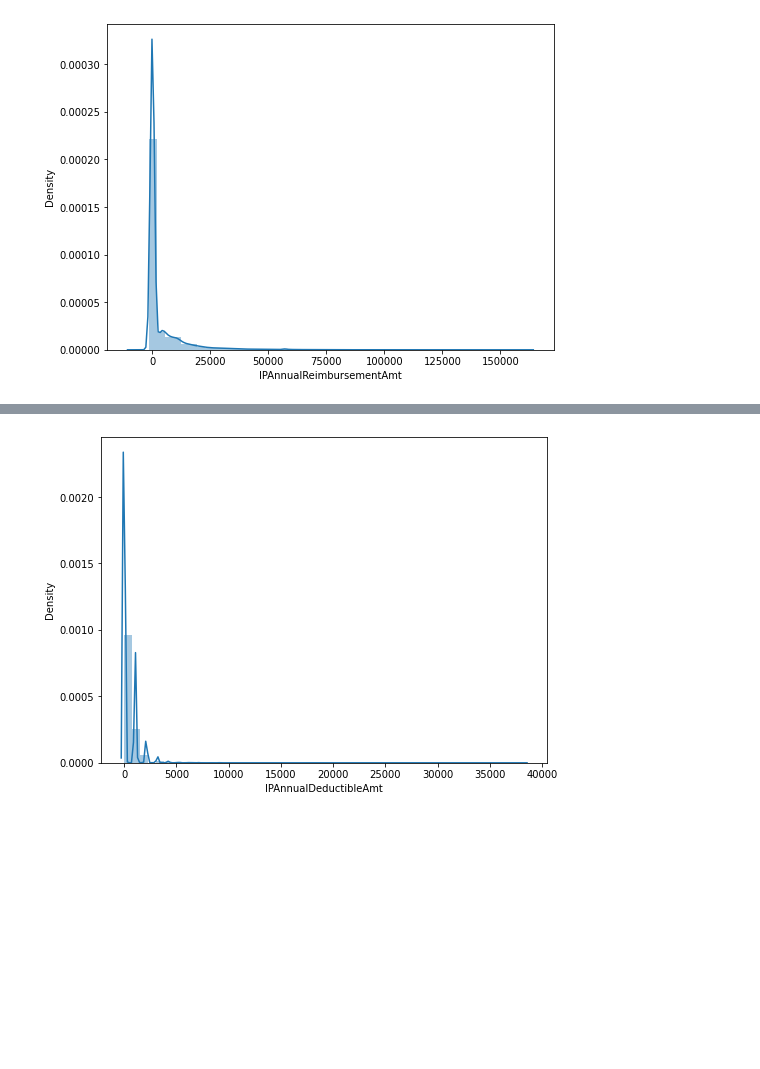
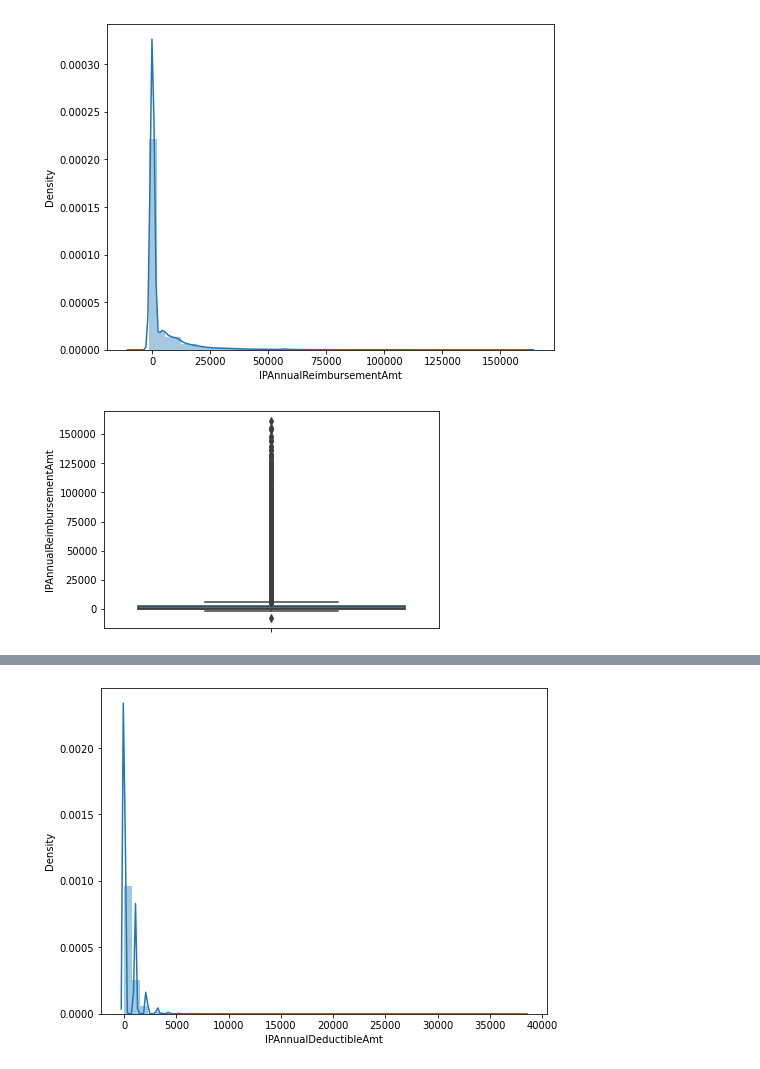
Before and after one commit to NaveenVuppula/Healthcare-Provider-Fraud-Detection-Analysis, a Jupyter notebook: Healthcare_Provider_Fraud_Detection_Analysis.ipynb, the cells around one changed output, grey strips where cells are left out. Cells and saved outputs as stored; diff of their text form; code cells hidden in the pictures; blank space fills up the shorter version.

```diff
--- a/Healthcare_Provider_Fraud_Detection_Analysis.ipynb
+++ b/Healthcare_Provider_Fraud_Detection_Analysis.ipynb
@@ -250 +268,13 @@ def display_hist(df, col_name):
+# %%
+#Displays box plot
+def display_boxplot(df1, col_name, df2=pd.DataFrame()):
+  """This function displays the box plot"""
+  if df2.empty:
+    sns.boxplot(y=df1[col_name], orient='v')
+  else:
+    fig, axes = plt.subplots(1,2,figsize=(12,6))
+    sns.boxplot( y=df1[col_name], orient='v' , ax=axes[0])
+    sns.boxplot( y=df2[col_name], orient='v' , ax=axes[1])
+
+  plt.show()
 # %% [markdown]
@@ -402,3 +457,7 @@ We can observe that ChronicCond_ features have slightly imbalanced data except t
 display_hist(df_train_beneficiaries, 'IPAnnualReimbursementAmt')
 # %% [output]
 [figure]
+# %%
+display_boxplot(df_train_beneficiaries, 'IPAnnualReimbursementAmt')
+# %% [output]
+[figure, added]
```
Also changed, not shown: parts of 40 cells of this notebook.
